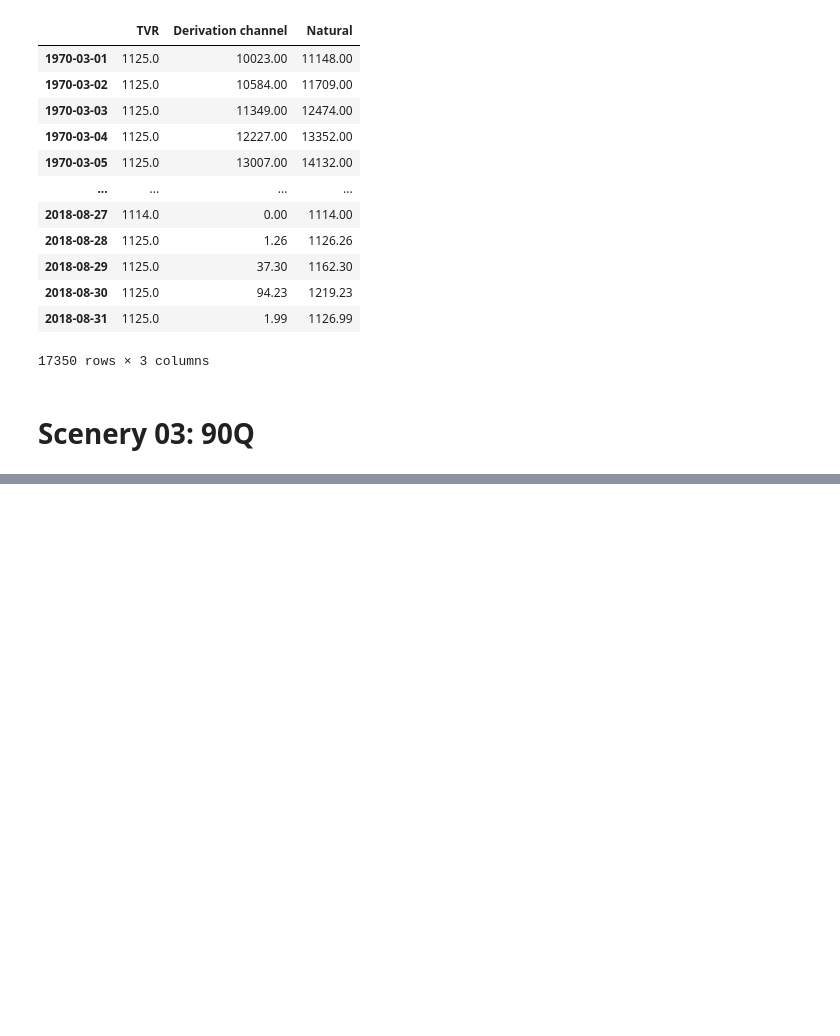
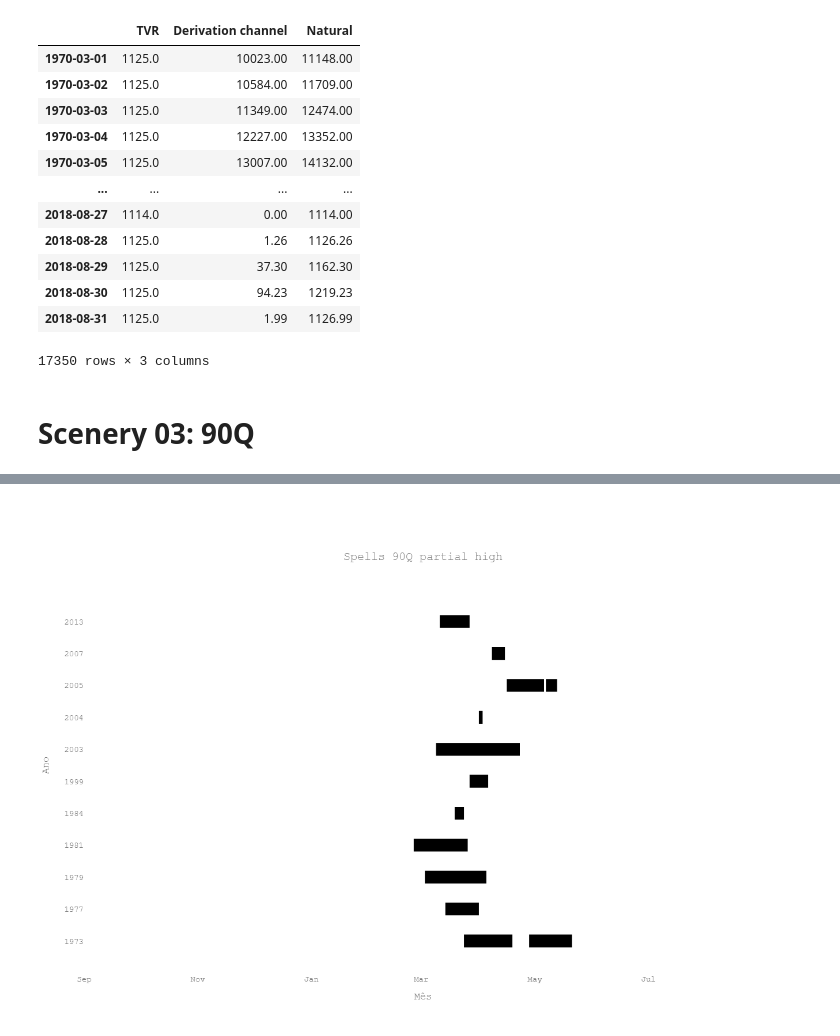
Before and after one commit to clebsonpy/HidroComp, a Jupyter notebook: Artigo-Volta-Grande/Hydrology Alteration - 90Q.ipynb, the cells around one changed output, grey strips where cells are left out. Saved outputs shown, nothing was run; the diff lists cells and outputs as text; code cells hidden in the pictures; blank space fills up the shorter version.

```diff
--- a/Artigo-Volta-Grande/Hydrology Alteration - 90Q.ipynb
+++ b/Artigo-Volta-Grande/Hydrology Alteration - 90Q.ipynb
@@ -53,0 +101,5 @@ scenery_90q_del
+# %%
+fig_spells_scenery_90q, fig_data_spells_scenery_90q = partial_high_scenery_90q.plot_spells(title="Spells 90Q partial high")
+py.offline.iplot(fig_spells_scenery_90q)
+# %% [output]
+[figure, added]
```
Also changed, not shown: parts of 18 cells of this notebook, 4 other files.
